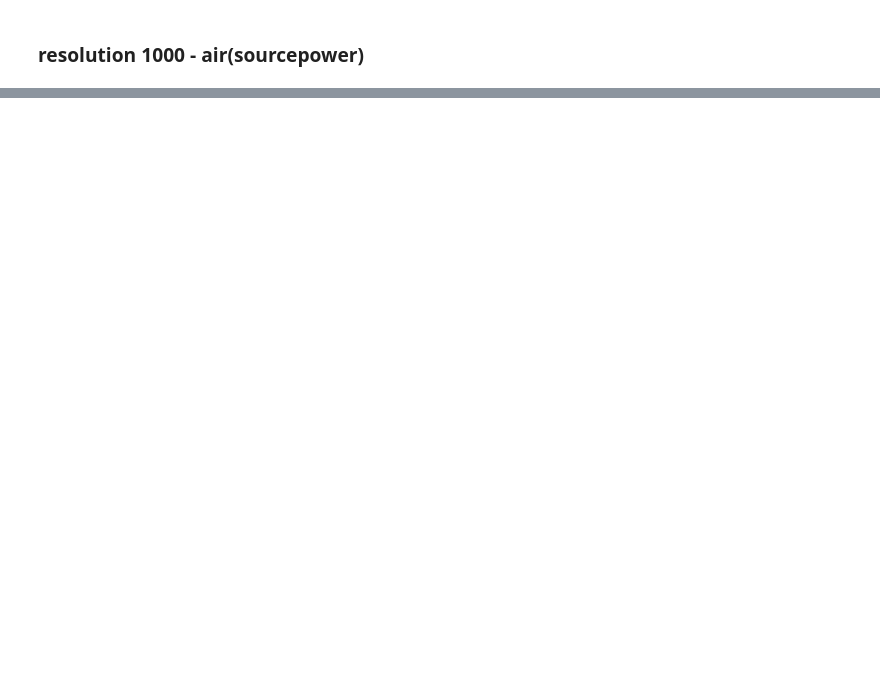
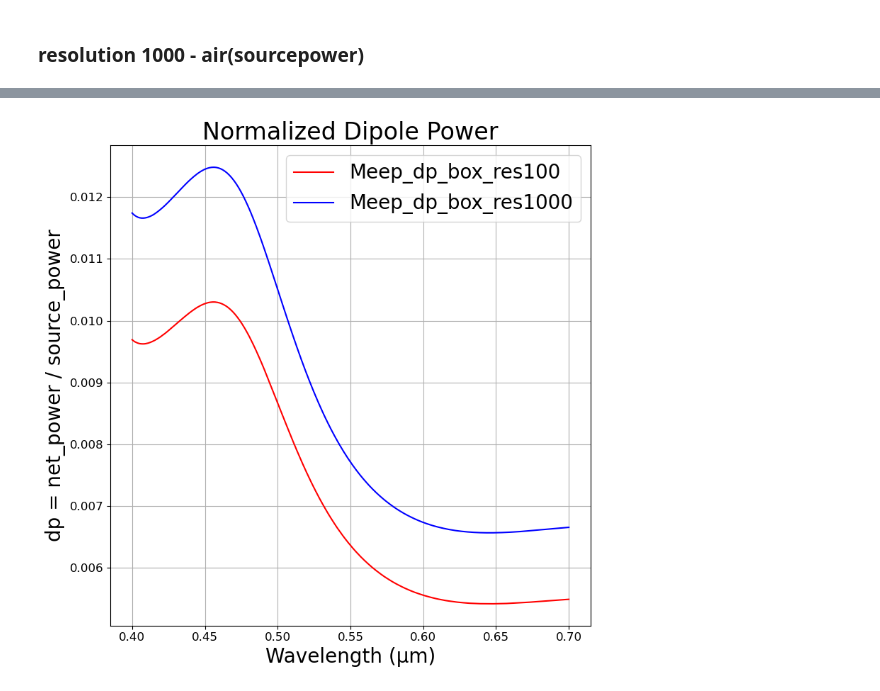
Before and after one commit to M2nion/EIDL, a Jupyter notebook: Tool/Meep/LGD/Meep code/OLED structure/Layer by Layer check/OLED_update_LBL.ipynb, the cells around one changed output, grey strips where cells are left out. Cells and saved outputs as stored; diff of their text form; code cells hidden in the pictures; blank space fills up the shorter version.

```diff
--- a/Tool/Meep/LGD/Meep code/OLED structure/Layer by Layer check/OLED_update_LBL.ipynb
+++ b/Tool/Meep/LGD/Meep code/OLED structure/Layer by Layer check/OLED_update_LBL.ipynb
@@ -422,3 +373,42 @@ plt.show()
+# %%
+# dp_box / sourcepower 정규화
+dp_fitting_al = np.array(net_power_fitting_al) / air_1000
+dp_fitting_al_100 = np.array(net_power_fitting_al) / src_power
+
+wavelengths = 1 / np.array(mp.get_flux_freqs(box_power_fitting_Al))
+
+plt.figure(figsize=(8, 8))
+
+# plot 순서
+plt.plot(wavelengths, dp_fitting_al, label='Meep_dp_box_res100', color='red')
+plt.plot(wavelengths, dp_fitting_al_100, label='Meep_dp_box_res1000', color='blue')
+
+# plt.plot(wavelengths, lumerical, label='Lumerical_dp_box', color='blue')
+# plt.plot(wavelength_sliced_al_nofunc, Al_power_sliced_nofunc, label='Lumerical dp', color='green')
+
+
+# 축 레이블 (굵게 + 크기 조정)
+plt.xlabel("Wavelength (μm)", fontsize=20)
+plt.ylabel("dp = net_power / source_power", fontsize=20)
+
+# 제목 (굵게 + 크기 조정)
+plt.title("Normalized Dipole Power", fontsize=24)
+
+# 눈금 폰트 크기 조정
+plt.xticks(fontsize=12)
+plt.yticks(fontsize=12)
+
+# 범례 (폰트 크기 조정 + 굵게)
+plt.legend(fontsize=20, frameon=True,)
+
+# 기타 설정
+plt.grid(True)
+plt.tight_layout()
+# plt.ylim([0, 1.5])
+# plt.xlim([0.4, 0.7])
+plt.show()
+# %% [output]
+[figure, added]
 # %%
 import numpy as np
 import matplotlib.pyplot as plt
```
Also changed, not shown: parts of 12 cells of this notebook, 10 other files.
